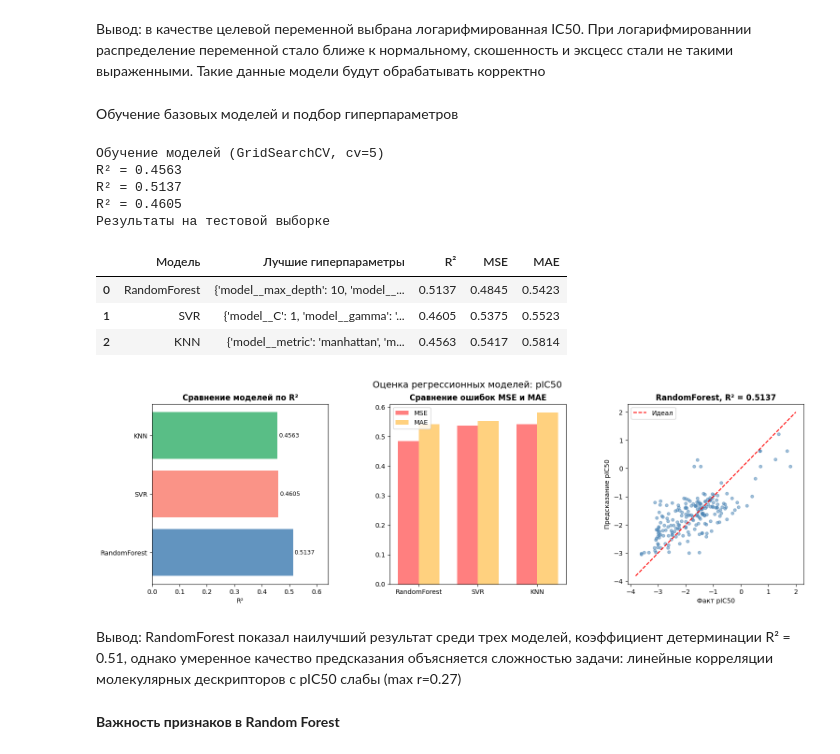
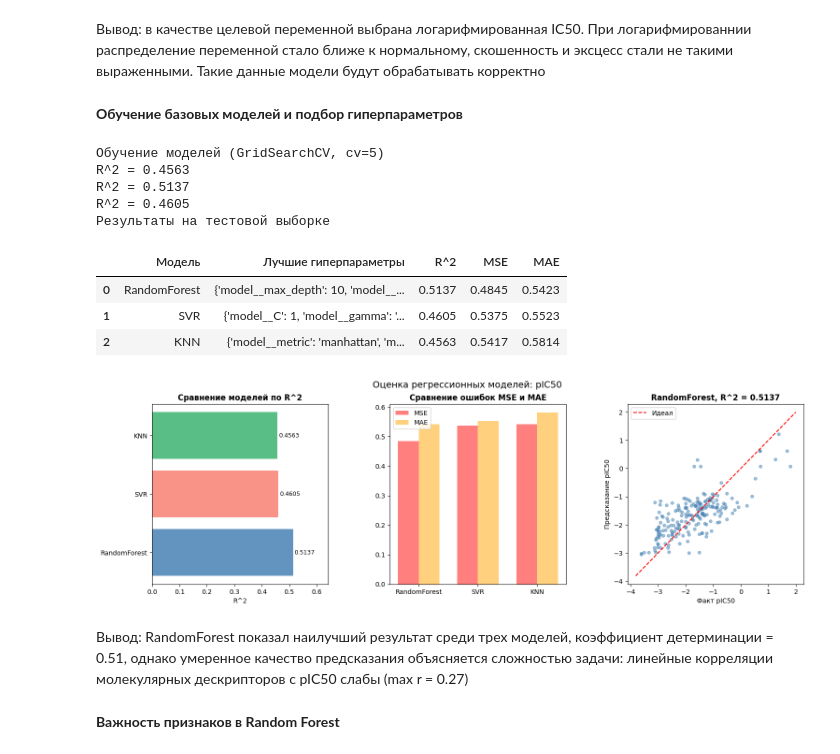
Before and after one commit to nezhablack/project-on-drug-effictiveness, a Jupyter notebook: 02_Regression_for_IC50.ipynb, the cells around one changed output. Cells and saved outputs as stored; diff of their text form; code cells hidden in the pictures.

```diff
--- a/02_Regression_for_IC50.ipynb
+++ b/02_Regression_for_IC50.ipynb
@@ -18,9 +20,8 @@ from sklearn.metrics import mean_squared_error, mean_absolute_error, r2_score
 df = pd.read_csv('https://raw.githubusercontent.com/nezhablack/project-on-drug-effictiveness/refs/heads/main/chemical_data.csv')
 
 targets_to_exclude = [
-    'IC50, mM', 'CC50, mM', 'SI',
-    'pIC50', 'pCC50', 'log_SI',
-    'IC50_above_med', 'CC50_above_med', 'SI_above_med', 'SI_above_8'
+    'IC50, mM', 'CC50, mM', 'SI', 'pIC50', 'pCC50', 'log_SI',
+    'IC50_above_median', 'CC50_above_median', 'SI_above_median', 'SI_above_8'
 ]
 
 X = df.drop(columns = targets_to_exclude)
@@ -40,7 +41,7 @@ Mean=-1.664, Std=0.941, Min=-3.616, Max=2.454
 # %% [markdown]
 Вывод: в качестве целевой переменной выбрана логарифмированная IC50. При логарифмированнии распределение переменной стало ближе к нормальному, скошенность и эксцесс стали не такими выраженными. Такие данные модели будут обрабатывать корректно
 # %% [markdown]
-Обучение базовых моделей и подбор гиперпараметров
+**Обучение базовых моделей и подбор гиперпараметров**
 # %%
 pipelines = {
     'KNN': Pipeline([
@@ -81,10 +82,7 @@ best_models = {}
 print('Обучение моделей (GridSearchCV, cv=5)')
 
 for name in pipelines:
-    gs = GridSearchCV(
-        pipelines[name], param_grids[name],
-        cv = 5, scoring = 'neg_mean_squared_error', n_jobs = -1
-    )
+    gs = GridSearchCV(pipelines[name], param_grids[name], cv = 5, scoring = 'neg_mean_squared_error', n_jobs = -1)
     gs.fit(X_train, y_train)
     best_models[name] = gs.best_estimator_
 
@@ -92,15 +90,15 @@ for name in pipelines:
     results.append({
         'Модель': name,
         'Лучшие гиперпараметры': str(gs.best_params_),
-        'R²': round(r2_score(y_test, y_pred), 4),
+        'R^2': round(r2_score(y_test, y_pred), 4),
         'MSE': round(mean_squared_error(y_test, y_pred), 4),
         'MAE': round(mean_absolute_error(y_test, y_pred), 4),
     })
-    print(f"R² = {results[-1]['R²']:.4f}")
+    print(f"R^2 = {results[-1]['R^2']:.4f}")
 
 results_df = (
     pd.DataFrame(results)
-    .sort_values('R²', ascending = False)
+    .sort_values('R^2', ascending = False)
     .reset_index(drop = True)
 )
 
@@ -108,11 +106,11 @@ print('Результаты на тестовой выборке')
 display(results_df)
 # %% [output]
 Обучение моделей (GridSearchCV, cv=5)
-R² = 0.4563
-R² = 0.5137
-R² = 0.4605
+R^2 = 0.4563
+R^2 = 0.5137
+R^2 = 0.4605
 Результаты на тестовой выборке
-|  | Модель | Лучшие гиперпараметры | R² | MSE | MAE |
+|  | Модель | Лучшие гиперпараметры | R^2 | MSE | MAE |
 | 0 | RandomForest | {'model__max_depth': 10, 'model__... | 0.5137 | 0.4845 | 0.5423 |
 | 1 | SVR | {'model__C': 1, 'model__gamma': '... | 0.4605 | 0.5375 | 0.5523 |
 | 2 | KNN | {'model__metric': 'manhattan', 'm... | 0.4563 | 0.5417 | 0.5814 |
@@ -124,44 +122,43 @@ colors = {'KNN': 'salmon', 'RandomForest': 'steelblue', 'SVR': 'mediumseagreen'}
 
 #строим график сравнения моделей по коэффициенту детерминации
 ax1 = axes[0]
-bars = ax1.barh(results_df['Модель'], results_df['R²'], color = ['steelblue', 'salmon', 'mediumseagreen'], alpha=0.85)
-ax1.set_xlabel('R²')
-ax1.set_title('Сравнение моделей по R²', fontweight = 'bold')
-ax1.set_xlim(0, max(results_df['R²']) * 1.25)
-for bar, val in zip(bars, results_df['R²']):
+bars = ax1.barh(results_df['Модель'], results_df['R^2'], color = ['steelblue', 'salmon', 'mediumseagreen'], alpha=0.85)
+ax1.set_xlabel('R^2')
+ax1.set_title('Сравнение моделей по R^2', fontweight = 'bold')
+ax1.set_xlim(0, max(results_df['R^2']) * 1.25)
+for bar, val in zip(bars, results_df['R^2']):
     ax1.text(bar.get_width() + 0.005, bar.get_y() + bar.get_height()/2, f'{val:.4f}', va='center', fontsize=9)
 
 #сравниваем модели по MSE и MAE
 ax2 = axes[1]
 x = np.arange(len(results_df))
 width = 0.35
 ax2.bar(x - width/2, results_df['MSE'], width, label = 'MSE', alpha=0.5, color = 'red')
 ax2.bar(x + width/2, results_df['MAE'], width, label = 'MAE', alpha=0.5, color = 'orange')
 ax2.set_xticks(x)
 ax2.set_xticklabels(results_df['Модель'])
 ax2.set_title('Сравнение ошибок MSE и MAE', fontweight='bold')
 ax2.legend()
 
 #на основе предсказания лучшей модели строим график соответствия фактическому значению
 best_name = results_df.iloc[0]['Модель']
 y_pred_best = best_models[best_name].predict(X_test)
 
 ax3 = axes[2]
 ax3.scatter(y_test, y_pred_best, alpha = 0.5, s = 20, color = colors[best_name])
-lims = [min(y_test.min(), y_pred_best.min()) - 0.2,
-        max(y_test.max(), y_pred_best.max()) + 0.2]
+lims = [min(y_test.min(), y_pred_best.min()) - 0.2, max(y_test.max(), y_pred_best.max()) + 0.2]
 ax3.plot(lims, lims, 'r--', lw=1.5, label='Идеал')
 ax3.set_xlabel('Факт pIC50')
 ax3.set_ylabel('Предсказание pIC50')
-ax3.set_title(f'{best_name}, R² = {results_df.iloc[0]['R²']:.4f}', fontweight = 'bold')
+ax3.set_title(f'{best_name}, R^2 = {results_df.iloc[0]['R^2']:.4f}', fontweight = 'bold')
 ax3.legend()
 
 plt.suptitle('Оценка регрессионных моделей: pIC50', fontsize=14)
 plt.show()
 # %% [output]
-[figure, old version]
+[figure, new version]
 # %% [markdown]
-Вывод: RandomForest показал наилучший результат среди трех моделей, коэффициент детерминации R² = 0.51, однако умеренное качество предсказания объясняется сложностью задачи: линейные корреляции молекулярных дескрипторов с pIC50 слабы (max r=0.27)
+Вывод: RandomForest показал наилучший результат среди трех моделей, коэффициент детерминации = 0.51, однако умеренное качество предсказания объясняется сложностью задачи: линейные корреляции молекулярных дескрипторов с pIC50 слабы (max r = 0.27)
 # %% [markdown]
 **Важность признаков в Random Forest**
 # %%
```
Also changed, not shown: parts of 2 cells of this notebook, 8 other files.
